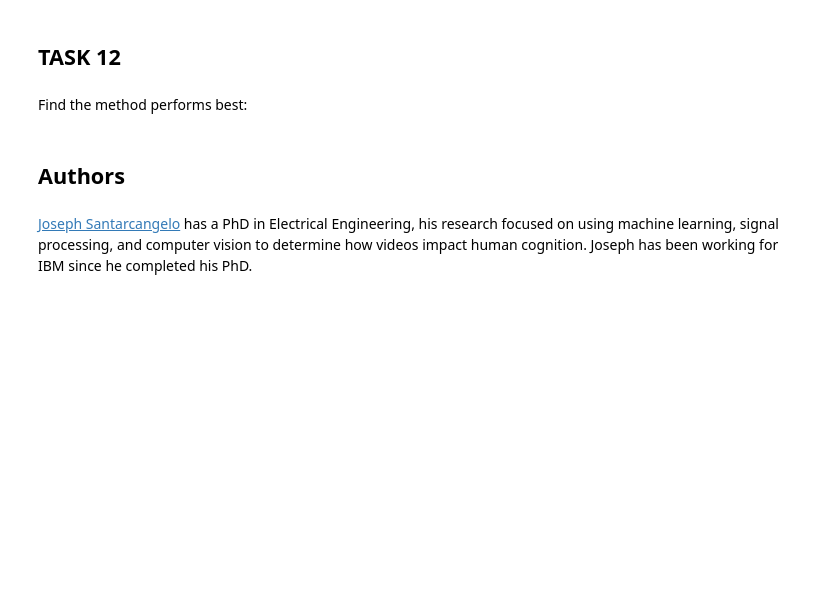
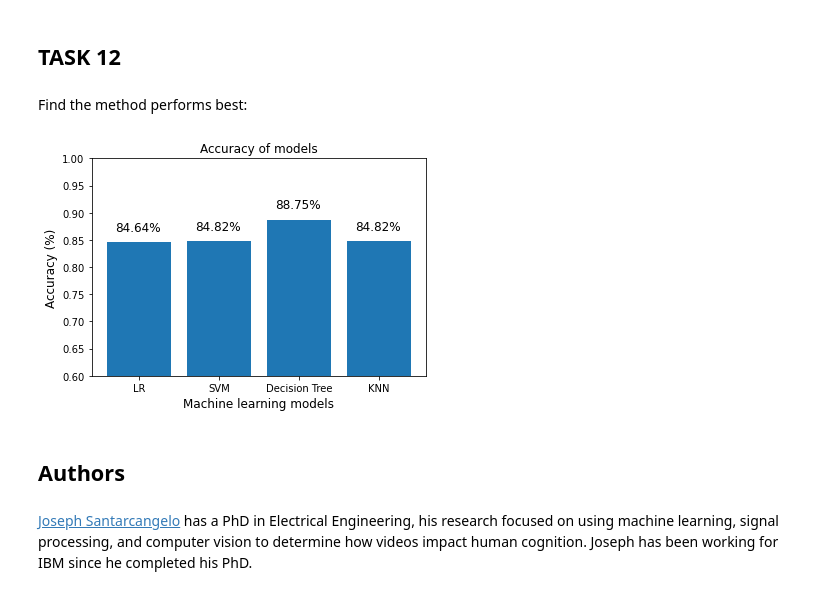
Before and after one commit to nick-gauntlett/Capstone-Project, a Jupyter notebook: Capstone Project SpaceX ML Prediction.ipynb, the cells around one changed output. Cells and saved outputs as stored; diff of their text form; code cells hidden in the pictures; blank space fills up the shorter version.

```diff
--- a/Capstone Project SpaceX ML Prediction.ipynb
+++ b/Capstone Project SpaceX ML Prediction.ipynb
@@ -324,3 +322,21 @@ All methods produce the same results
+# %%
+acc = {'LR': logreg_cv.best_score_, 'SVM': svm_cv.best_score_, 'Decision Tree': tree_cv.best_score_, 'KNN': knn_cv.best_score_}
+
+plt.bar(range(len(acc)), list(acc.values()), align='center')
+plt.xticks(range(len(acc)), list(acc.keys()))
+plt.title("Accuracy of models", fontsize=12)
+plt.ylim([0.6,1])
+plt.ylabel("Accuracy (%)", fontsize=12)
+plt.xlabel("Machine learning models", fontsize=12)
+
+plt.text(-0.3, acc['LR'] + 0.02, str(round(acc['LR']*100, 2))+"%", fontsize=12)
+plt.text(0.7, acc['SVM'] + 0.02, str(round(acc['SVM']*100, 2))+"%", fontsize=12)
+plt.text(1.7, acc['Decision Tree'] + 0.02, str(round(acc['Decision Tree']*100, 2))+"%", fontsize=12)
+plt.text(2.7, acc['KNN'] + 0.02, str(round(acc['KNN']*100, 2))+"%", fontsize=12)
+
+plt.show()
+# %% [output]
+[figure, added]
 # %% [markdown]
 ## Authors
 # %% [markdown]
```
Also changed, not shown: parts of 4 cells of this notebook.
